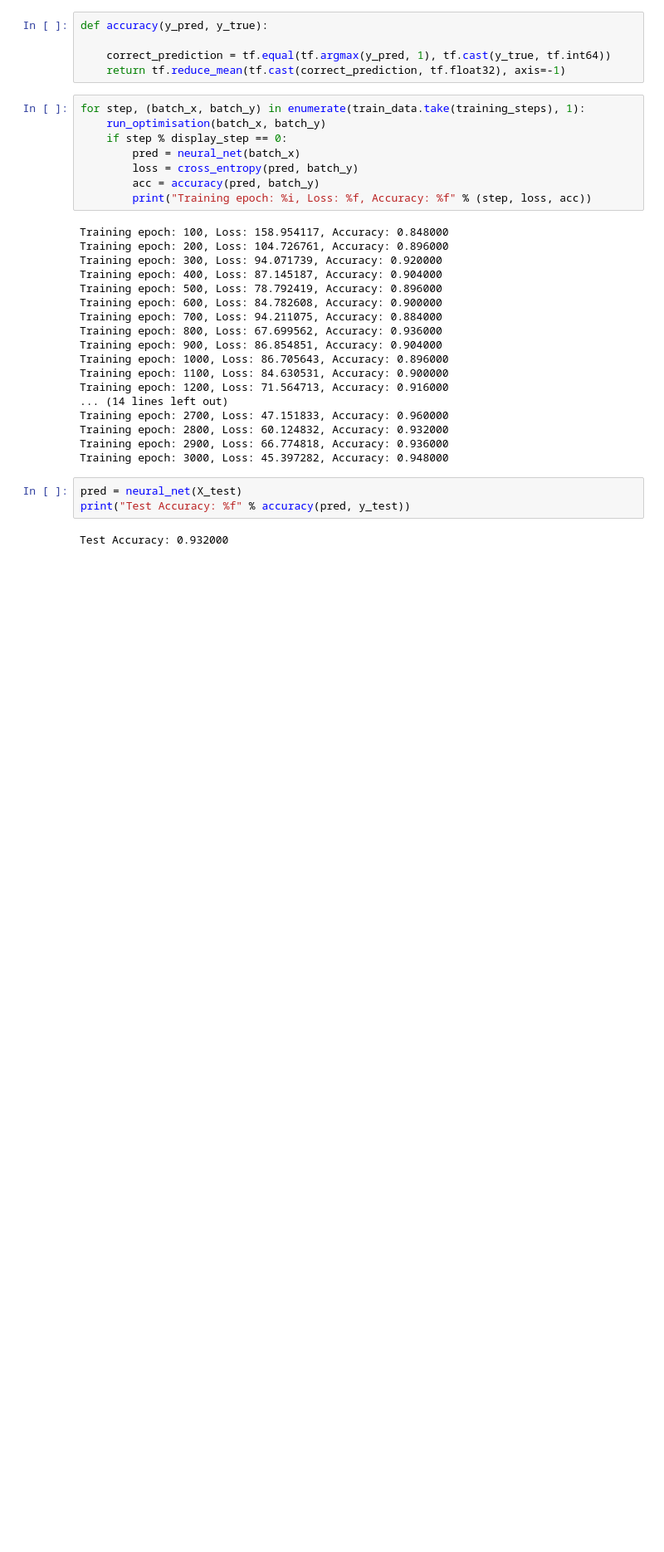
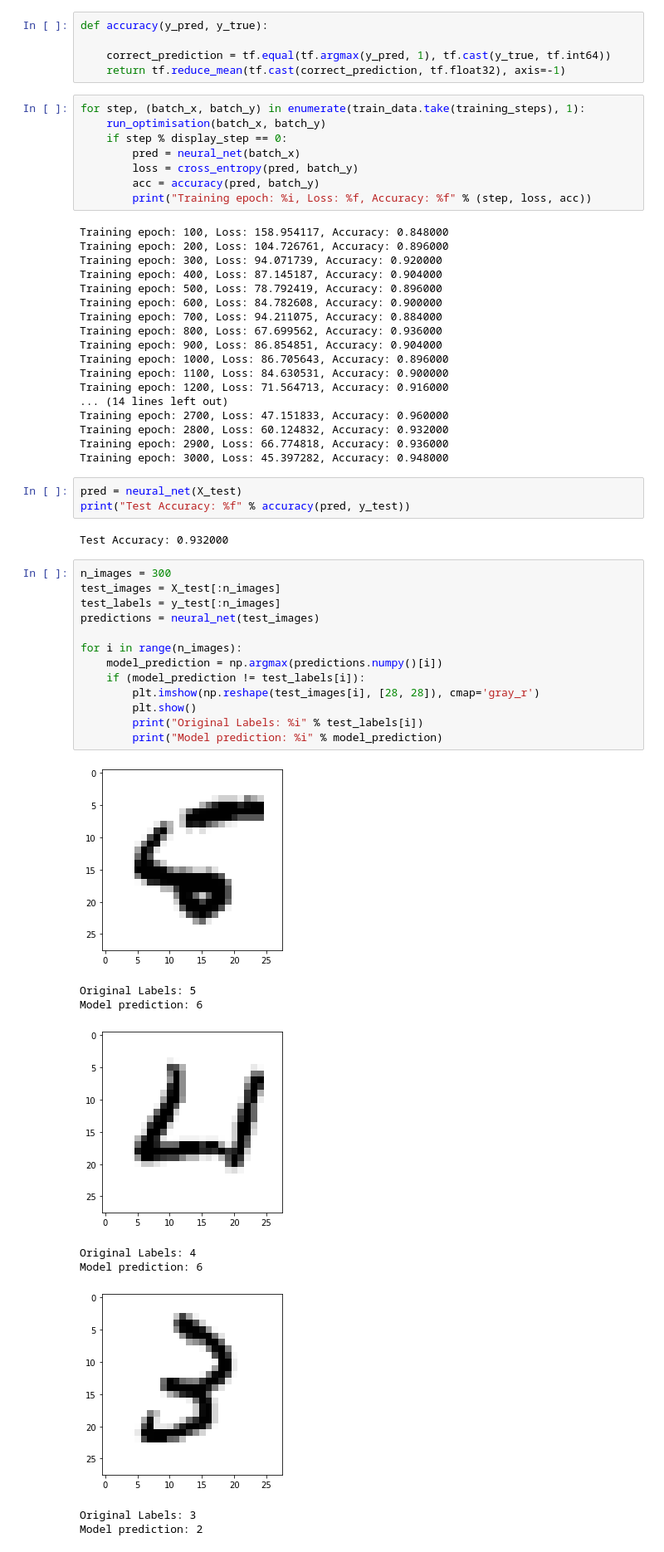
Before and after one commit to kamath7/MLProjectsRepo, a Jupyter notebook: DeepLearning/tensorflow1.ipynb, the cells around one changed output. Shown at 83% size. Saved outputs shown, nothing was run; the diff lists cells and outputs as text; blank space fills up the shorter version.

Commit message:
looking at incorrect images

```diff
--- a/DeepLearning/tensorflow1.ipynb
+++ b/DeepLearning/tensorflow1.ipynb
@@ -134,3 +134,26 @@ pred = neural_net(X_test)
 print("Test Accuracy: %f" % accuracy(pred, y_test))
 # %% [output]
 Test Accuracy: 0.932000
+# %%
+n_images = 300
+test_images = X_test[:n_images]
+test_labels = y_test[:n_images]
+predictions = neural_net(test_images)
+
+for i in range(n_images):
+    model_prediction = np.argmax(predictions.numpy()[i])
+    if (model_prediction != test_labels[i]):
+        plt.imshow(np.reshape(test_images[i], [28, 28]), cmap='gray_r')
+        plt.show()
+        print("Original Labels: %i" % test_labels[i])
+        print("Model prediction: %i" % model_prediction)
+# %% [output]
+[figure, added]
+Original Labels: 5
+Model prediction: 6
+[figure, added]
+Original Labels: 4
+Model prediction: 6
+[figure, added]
+Original Labels: 3
+Model prediction: 2
```
Also changed, not shown: parts of 1 cell of this notebook.
